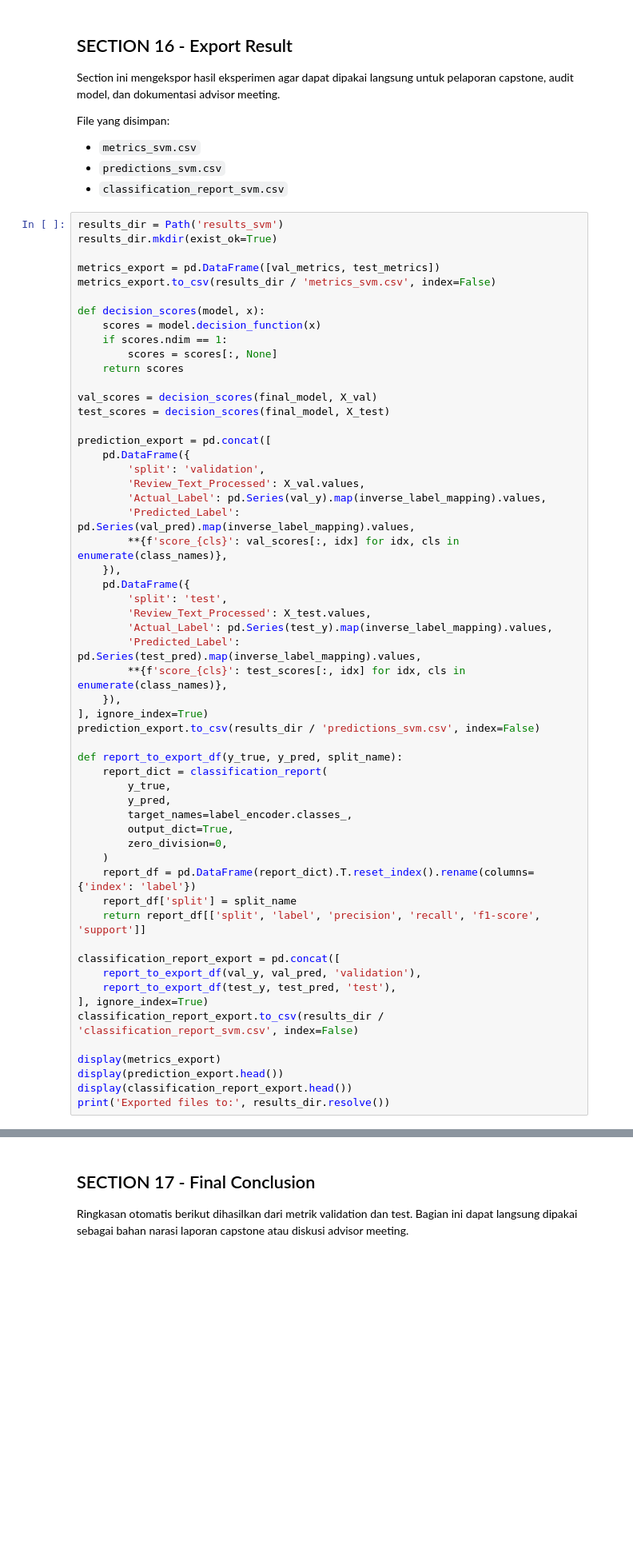
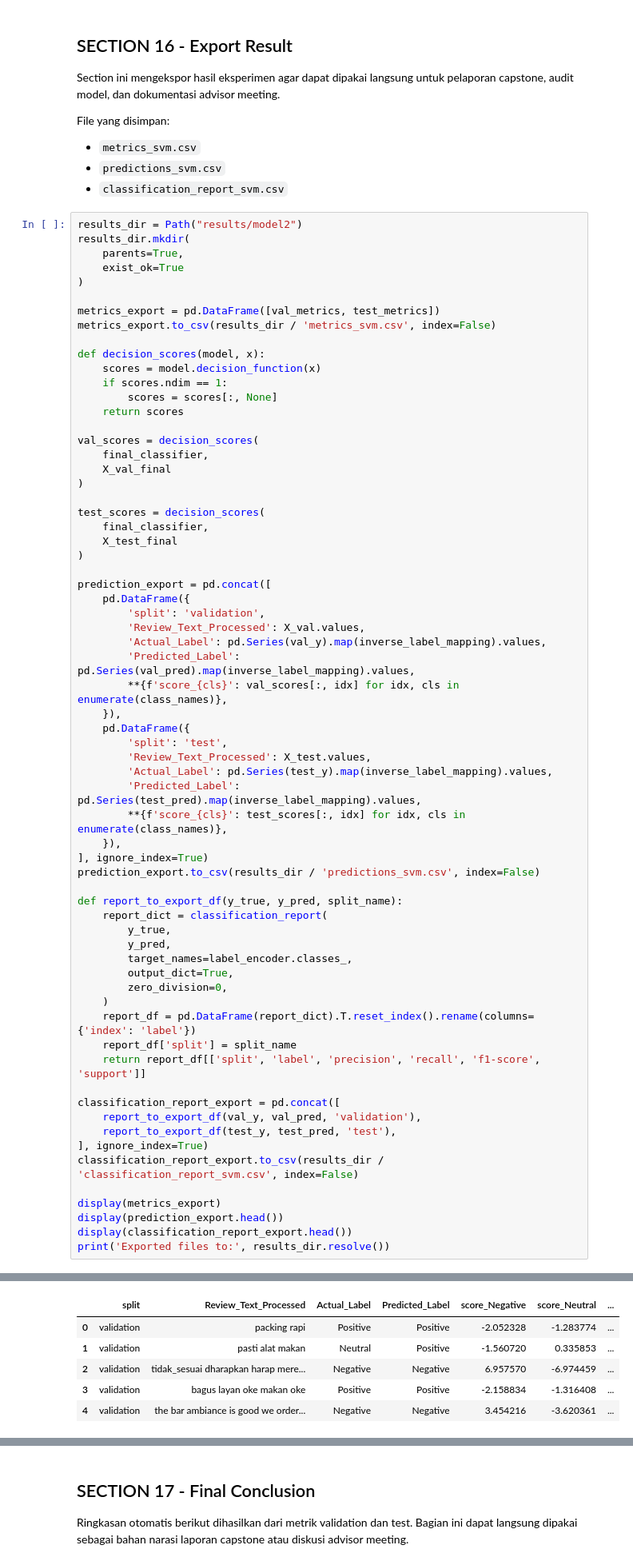
Before and after one commit to Gepx/sigap-ai, a Jupyter notebook: ai/sigap_ai_linear_svm_baseline_sigap_ai.ipynb, the cells around one changed output, grey strips where cells are left out. Shown at 80% size. Cells and saved outputs as stored; diff of their text form; blank space fills up the shorter version.

```diff
--- a/ai/sigap_ai_linear_svm_baseline_sigap_ai.ipynb
+++ b/ai/sigap_ai_linear_svm_baseline_sigap_ai.ipynb
@@ -833,8 +1360,11 @@ File yang disimpan:
 - `predictions_svm.csv`
 - `classification_report_svm.csv`
 # %%
-results_dir = Path('results_svm')
-results_dir.mkdir(exist_ok=True)
+results_dir = Path("results/model2")
+results_dir.mkdir(
+    parents=True,
+    exist_ok=True
+)
 
 metrics_export = pd.DataFrame([val_metrics, test_metrics])
 metrics_export.to_csv(results_dir / 'metrics_svm.csv', index=False)
@@ -845,8 +1375,15 @@ def decision_scores(model, x):
         scores = scores[:, None]
     return scores
 
-val_scores = decision_scores(final_model, X_val)
-test_scores = decision_scores(final_model, X_test)
+val_scores = decision_scores(
+    final_classifier,
+    X_val_final
+)
+
+test_scores = decision_scores(
+    final_classifier,
+    X_test_final
+)
 
 prediction_export = pd.concat([
     pd.DataFrame({
@@ -888,3 +1425,4 @@ display(metrics_export)
 display(prediction_export.head())
 display(classification_report_export.head())
 print('Exported files to:', results_dir.resolve())
+# %% [output]
@@ -890,0 +1432,6 @@ print('Exported files to:', results_dir.resolve())
+|  | split | Review_Text_Processed | Actual_Label | Predicted_Label | score_Negative | score_Neutral | ... |
+| 0 | validation | packing rapi | Positive | Positive | -2.052328 | -1.283774 | ... |
+| 1 | validation | pasti alat makan | Neutral | Positive | -1.560720 | 0.335853 | ... |
+| 2 | validation | tidak_sesuai dharapkan harap mere... | Negative | Negative | 6.957570 | -6.974459 | ... |
+| 3 | validation | bagus layan oke makan oke | Positive | Positive | -2.158834 | -1.316408 | ... |
+| 4 | validation | the bar ambiance is good we order... | Negative | Negative | 3.454216 | -3.620361 | ... |
```
Also changed, not shown: parts of 32 cells of this notebook, 20 other files.
